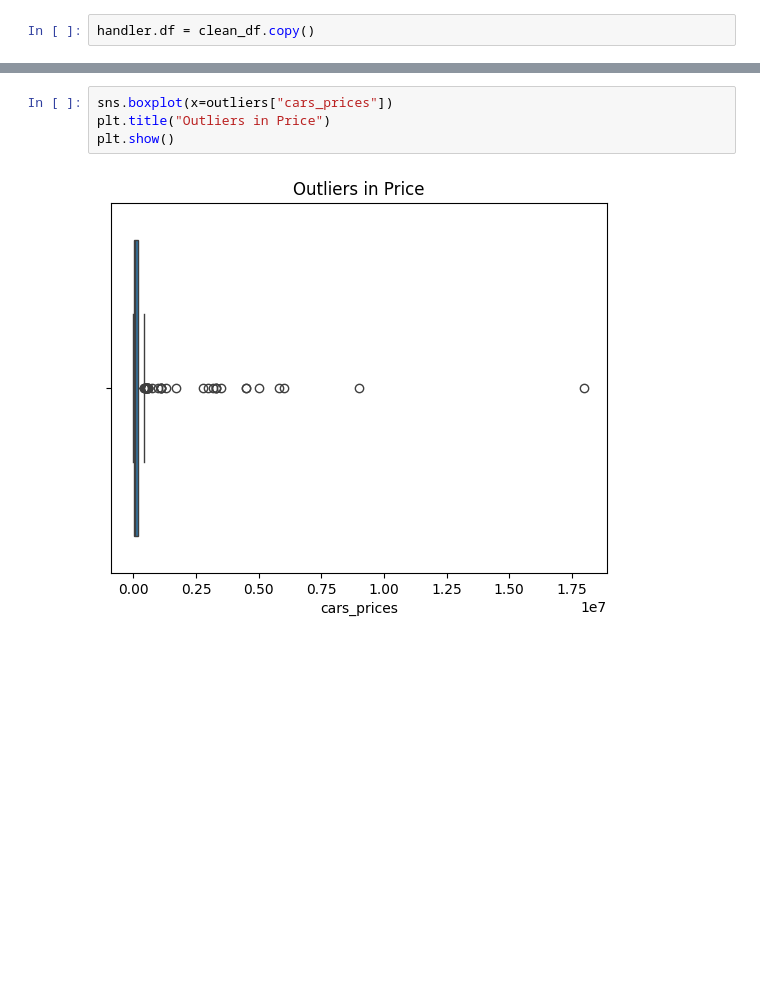
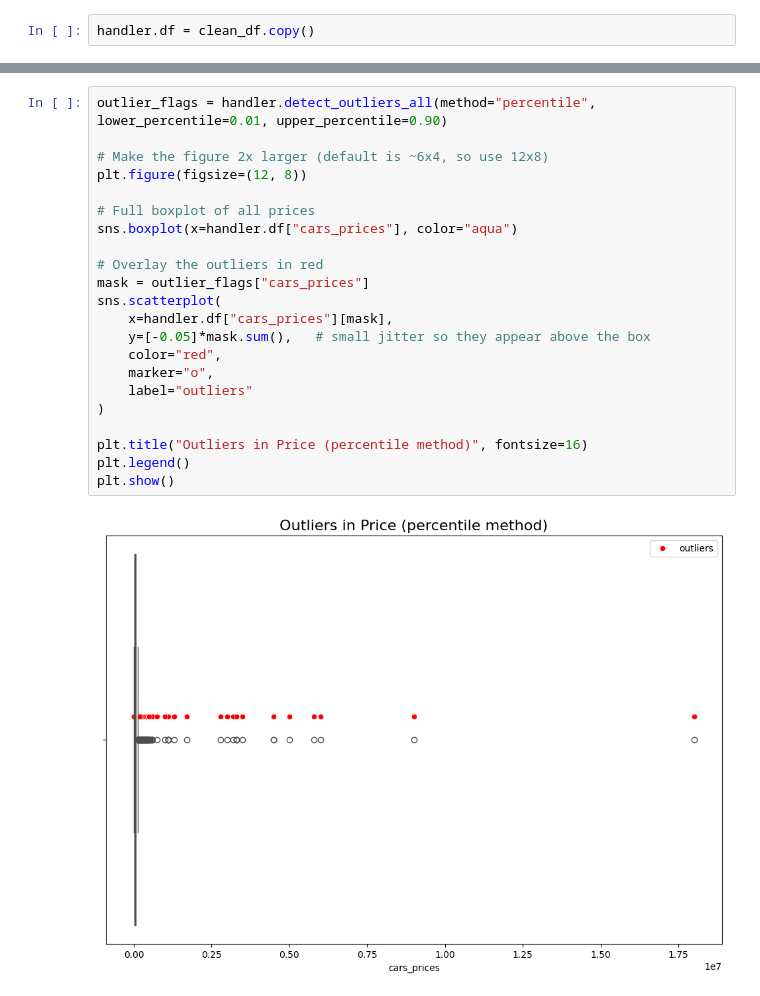
Before and after one commit to Wazard/GruppoX-Car-Analysis, a Jupyter notebook: car_analysis.ipynb, the cells around one changed output, grey strips where cells are left out. Saved outputs shown, nothing was run; the diff lists cells and outputs as text; blank space fills up the shorter version.

Commit message:
added comments and outlier detection

```diff
--- a/car_analysis.ipynb
+++ b/car_analysis.ipynb
@@ -436,6 +553,24 @@ outliers = handler.df[outlier_flags.any(axis=1)]
 # %%
-sns.boxplot(x=outliers["cars_prices"])
-plt.title("Outliers in Price")
+outlier_flags = handler.detect_outliers_all(method="percentile", lower_percentile=0.01, upper_percentile=0.90)
+
+# Make the figure 2x larger (default is ~6x4, so use 12x8)
+plt.figure(figsize=(12, 8))
+
+# Full boxplot of all prices
+sns.boxplot(x=handler.df["cars_prices"], color="aqua")
+
+# Overlay the outliers in red
+mask = outlier_flags["cars_prices"]
+sns.scatterplot(
+    x=handler.df["cars_prices"][mask],
+    y=[-0.05]*mask.sum(),   # small jitter so they appear above the box
+    color="red",
+    marker="o",
+    label="outliers"
+)
+
+plt.title("Outliers in Price (percentile method)", fontsize=16)
+plt.legend()
 plt.show()
 # %% [output]
-[figure, old version]
+[figure, new version]
```
Also changed, not shown: parts of 18 cells of this notebook, 1 other file.
